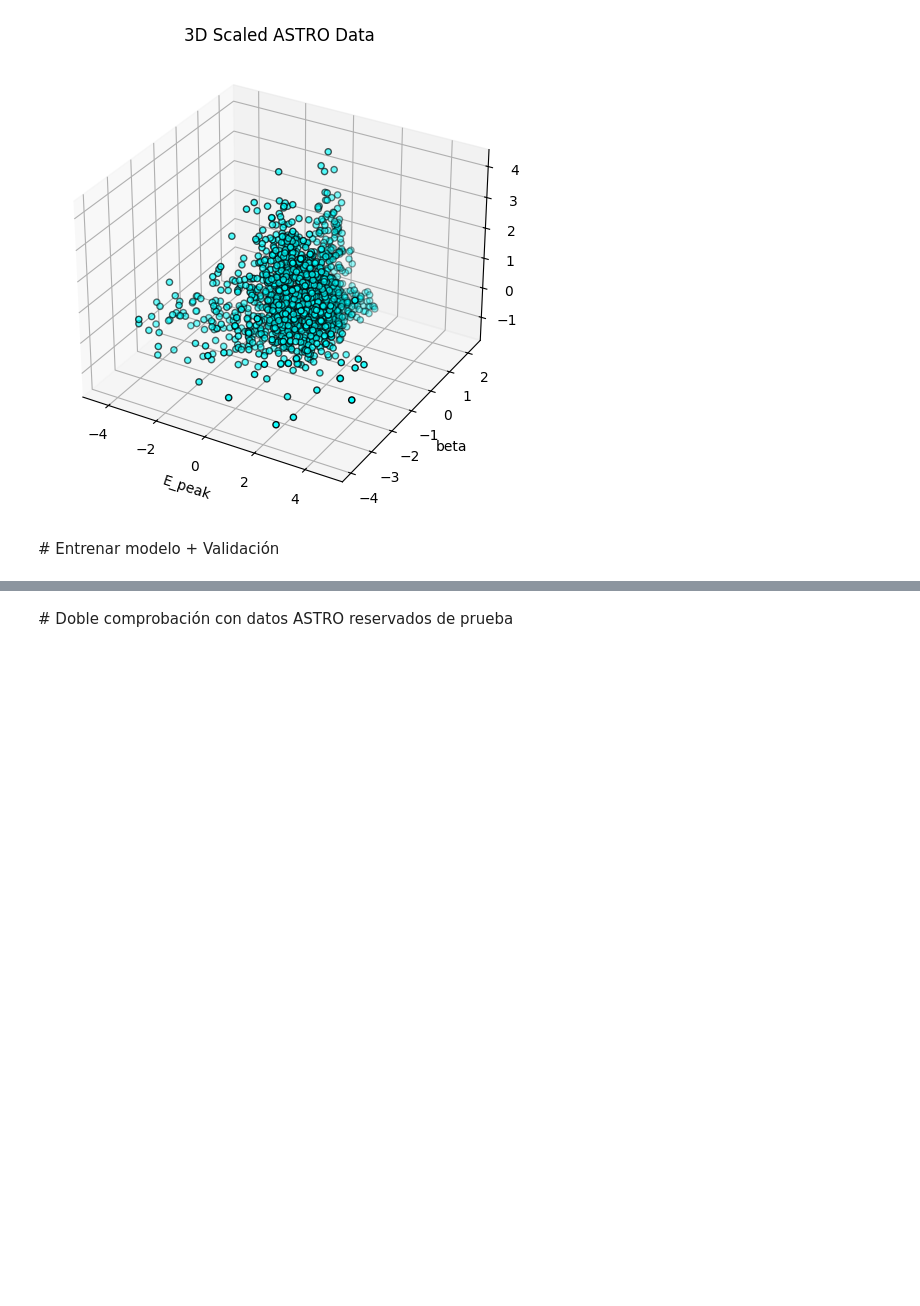
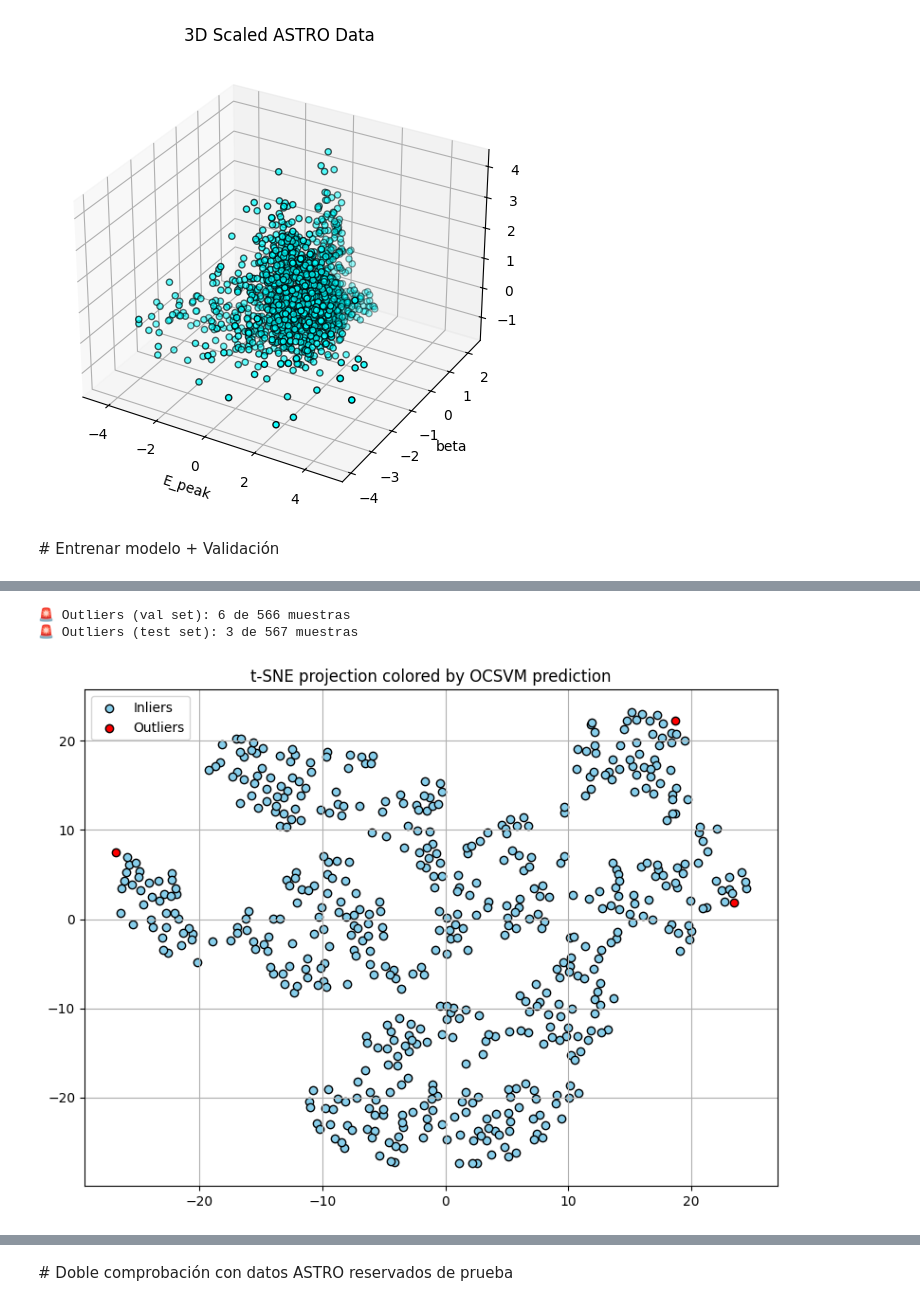
Before and after one commit to martacanirome4/DarkMatter_ML_TFG, a Jupyter notebook: notebooks/3_modelos_finales/3_OCSVM_4F_astro_pred_unids.ipynb, the cells around one changed output, grey strips where cells are left out. Cells and saved outputs as stored; diff of their text form; code cells hidden in the pictures; blank space fills up the shorter version.

```diff
--- a/notebooks/3_modelos_finales/3_OCSVM_4F_astro_pred_unids.ipynb
+++ b/notebooks/3_modelos_finales/3_OCSVM_4F_astro_pred_unids.ipynb
@@ -293,0 +311,40 @@ OneClassSVM(gamma=np.float64(0.01), nu=0.005)
+# %%
+
+# Evaluar el modelo en el conjunto de validación
+val_preds = best_model.predict(X_val_scaled)
+n_val_outliers = np.sum(val_preds == -1)
+print(f"Outliers (val set): {n_val_outliers} de {len(X_val_scaled)} muestras")
+
+# Evaluar el modelo en el conjunto de test
+# (no se ha visto en el entrenamiento)
+test_preds = best_model.predict(X_test_scaled)
+n_test_outliers = np.sum(test_preds == -1)
+print(f"Outliers (test set): {n_test_outliers} de {len(X_test_scaled)} muestras")
+# %% [output]
+🚨 Outliers (val set): 6 de 566 muestras
+🚨 Outliers (test set): 3 de 567 muestras
+# %%
+from sklearn.manifold import TSNE
+
+# Fit OCSVM on original high-dim data
+ocsvm = OneClassSVM(kernel='rbf', nu=best_params['nu'], gamma=best_params['gamma'])
+ocsvm.fit(X_test_scaled)
+
+# Predict outliers
+y_pred_ocsvm = ocsvm.predict(X_test_scaled)
+
+# Reduce to 2D for visualization
+tsne = TSNE(n_components=2, random_state=42)
+X_2d = tsne.fit_transform(X_test_scaled)
+
+# Plot the t-SNE representation, coloring by model prediction
+plt.figure(figsize=(8, 6))
+plt.scatter(X_2d[y_pred_ocsvm == 1, 0], X_2d[y_pred_ocsvm == 1, 1], c='skyblue', edgecolors='k', label='Inliers')
+plt.scatter(X_2d[y_pred_ocsvm == -1, 0], X_2d[y_pred_ocsvm == -1, 1], c='red', edgecolors='k', label='Outliers')
+plt.title("t-SNE projection colored by OCSVM prediction")
+plt.legend()
+plt.grid(True)
+plt.tight_layout()
+plt.show()
+# %% [output]
+[figure, added]
```
Also changed, not shown: parts of 14 cells of this notebook, 20 other files.
